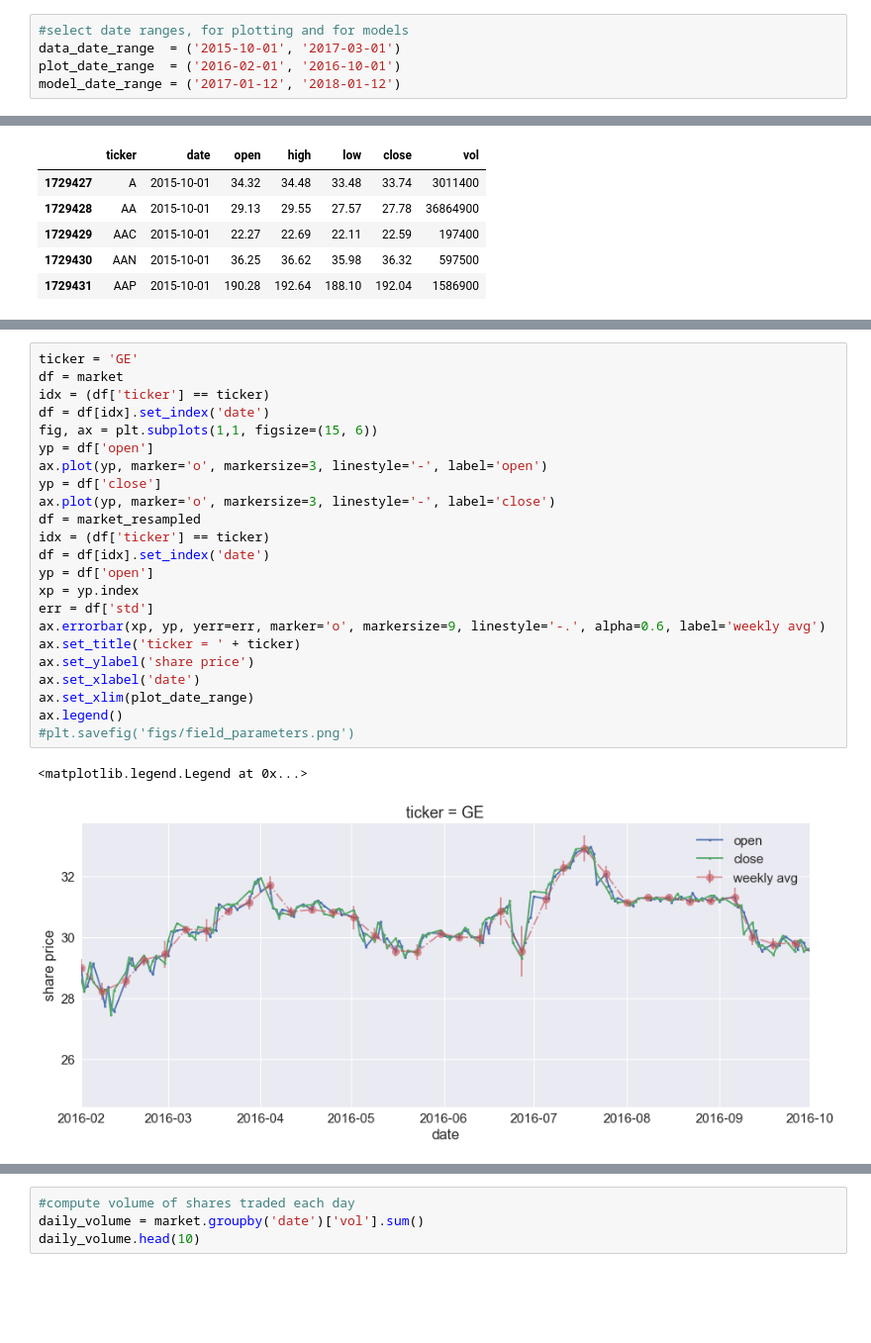
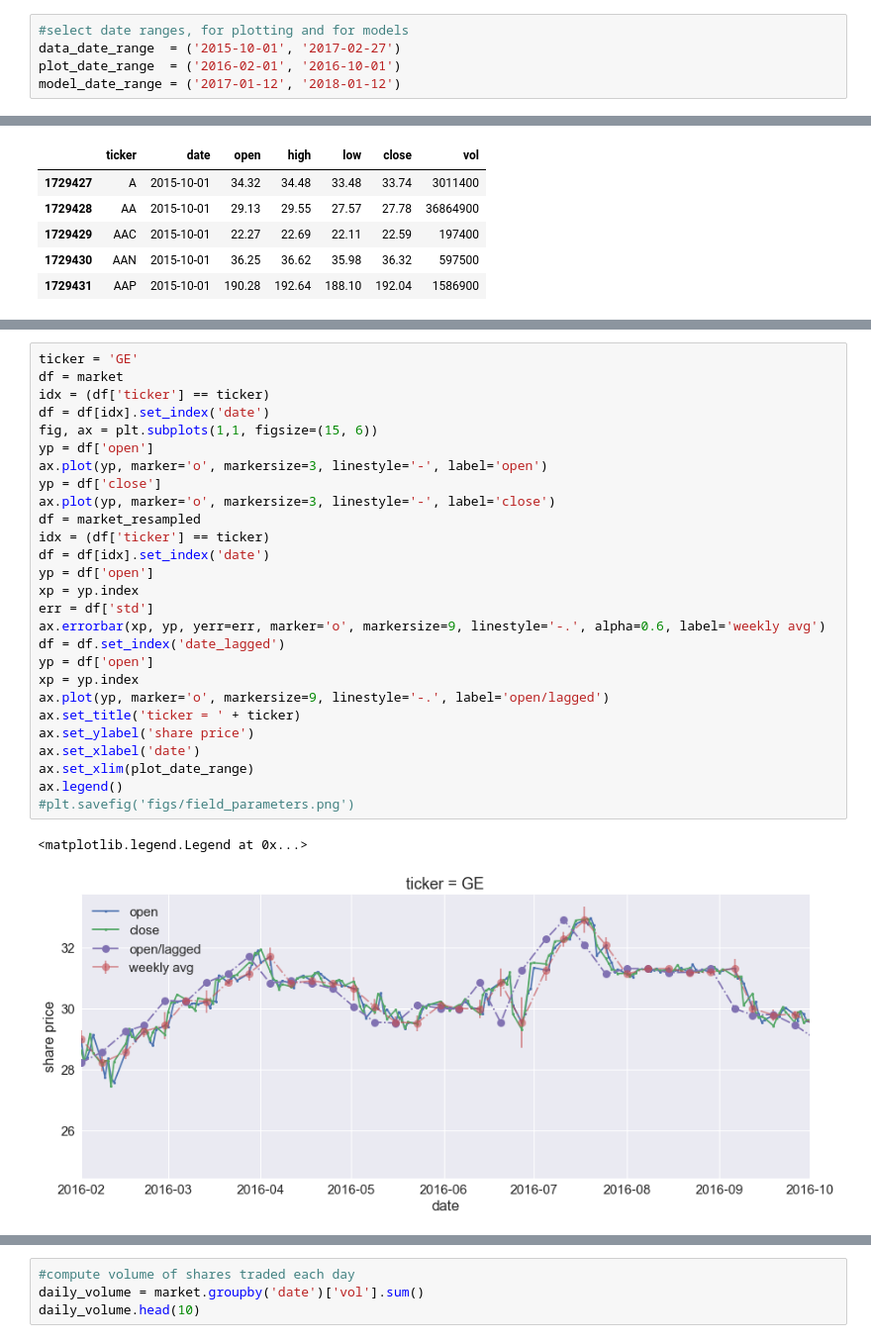
Before and after one commit to joehahn/dl, a Jupyter notebook: market/inspect_stock_data.ipynb, the cells around one changed output, grey strips where cells are left out. Shown at 99% size. Saved outputs shown, nothing was run; the diff lists cells and outputs as text; blank space fills up the shorter version.

```diff
--- a/market/inspect_stock_data.ipynb
+++ b/market/inspect_stock_data.ipynb
@@ -19,7 +19,7 @@ import pandas as pd
 pd.set_option('display.max_columns', None)
 # %%
 #select date ranges, for plotting and for models
-data_date_range  = ('2015-10-01', '2017-03-01')
+data_date_range  = ('2015-10-01', '2017-02-27')
 plot_date_range  = ('2016-02-01', '2016-10-01')
 model_date_range = ('2017-01-12', '2018-01-12')
 # %%
@@ -68,26 +89,30 @@ market_resampled[idx].tail()
 # %%
 ticker = 'GE'
 df = market
 idx = (df['ticker'] == ticker)
 df = df[idx].set_index('date')
 fig, ax = plt.subplots(1,1, figsize=(15, 6))
 yp = df['open']
 ax.plot(yp, marker='o', markersize=3, linestyle='-', label='open')
 yp = df['close']
 ax.plot(yp, marker='o', markersize=3, linestyle='-', label='close')
 df = market_resampled
 idx = (df['ticker'] == ticker)
 df = df[idx].set_index('date')
 yp = df['open']
 xp = yp.index
 err = df['std']
 ax.errorbar(xp, yp, yerr=err, marker='o', markersize=9, linestyle='-.', alpha=0.6, label='weekly avg')
+df = df.set_index('date_lagged')
+yp = df['open']
+xp = yp.index
+ax.plot(yp, marker='o', markersize=9, linestyle='-.', label='open/lagged')
 ax.set_title('ticker = ' + ticker)
 ax.set_ylabel('share price')
 ax.set_xlabel('date')
 ax.set_xlim(plot_date_range)
 ax.legend()
 #plt.savefig('figs/field_parameters.png')
 # %% [output]
 <matplotlib.legend.Legend at 0x...>
-[figure, old version]
+[figure, new version]
```
Also changed, not shown: parts of 4 cells of this notebook, 1 other file.
